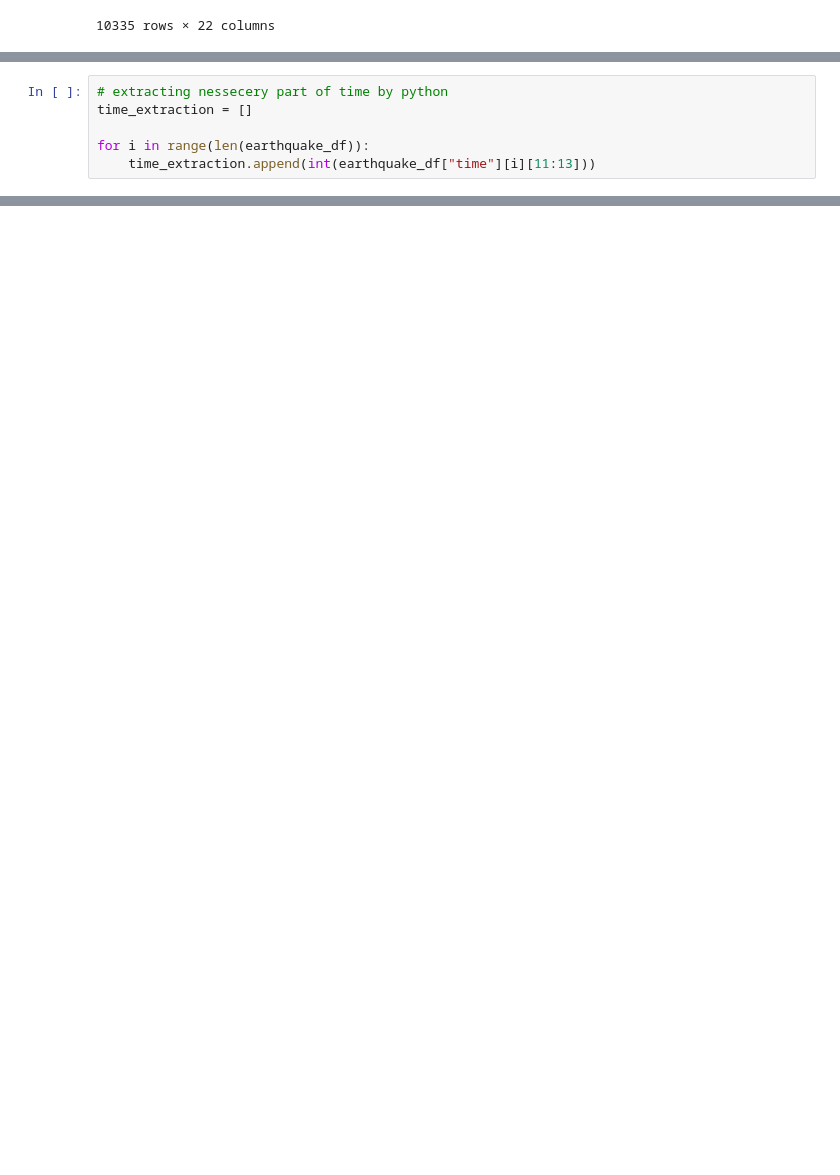
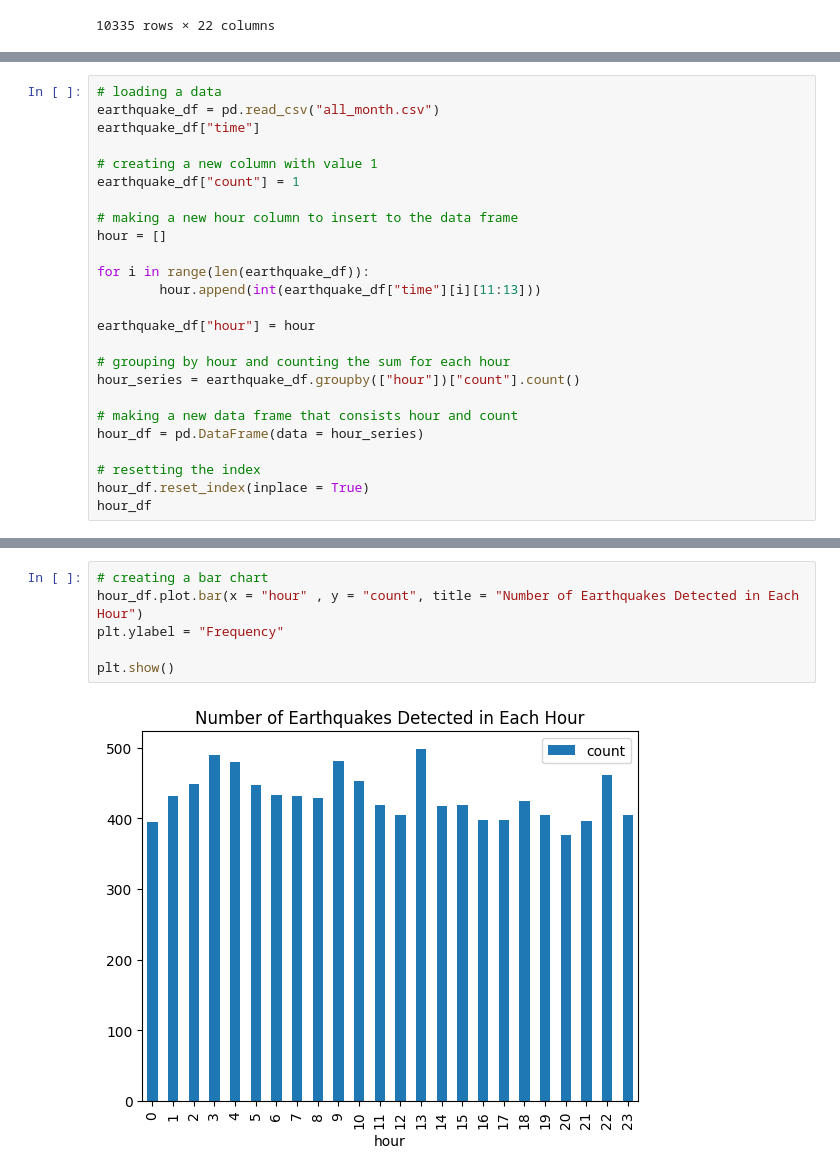
Before and after one commit to usuajiayako/DataScienceWeek3, a Jupyter notebook: data_visualisation_assignment.ipynb, the cells around one changed output, grey strips where cells are left out. Cells and saved outputs as stored; diff of their text form; blank space fills up the shorter version.

Commit message:
getting right visualisatoin

```diff
--- a/data_visualisation_assignment.ipynb
+++ b/data_visualisation_assignment.ipynb
@@ -57,6 +21,0 @@ See the caveats in the documentation: https://pandas.pydata.org/pandas-docs/stab
-# %%
-# extracting nessecery part of time by python
-time_extraction = []
-
-for i in range(len(earthquake_df)):
-    time_extraction.append(int(earthquake_df["time"][i][11:13]))
@@ -91,0 +22,25 @@ plt.figure()
+# %%
+# loading a data
+earthquake_df = pd.read_csv("all_month.csv")
+earthquake_df["time"]
+
+# creating a new column with value 1
+earthquake_df["count"] = 1
+
+# making a new hour column to insert to the data frame
+hour = []
+
+for i in range(len(earthquake_df)):
+        hour.append(int(earthquake_df["time"][i][11:13]))
+
+earthquake_df["hour"] = hour
+
+# grouping by hour and counting the sum for each hour
+hour_series = earthquake_df.groupby(["hour"])["count"].count()
+
+# making a new data frame that consists hour and count
+hour_df = pd.DataFrame(data = hour_series)
+
+# resetting the index
+hour_df.reset_index(inplace = True)
+hour_df
@@ -91,0 +65,8 @@ plt.figure()
+# %%
+# creating a bar chart
+hour_df.plot.bar(x = "hour" , y = "count", title = "Number of Earthquakes Detected in Each Hour")
+plt.ylabel = "Frequency"
+
+plt.show()
+# %% [output]
+[figure, added]
```
Also changed, not shown: parts of 5 cells of this notebook.
